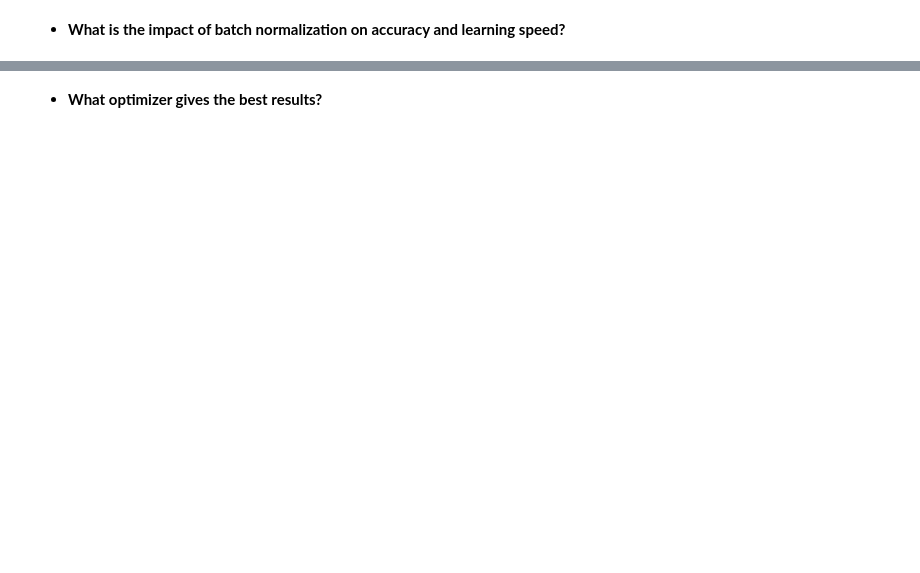
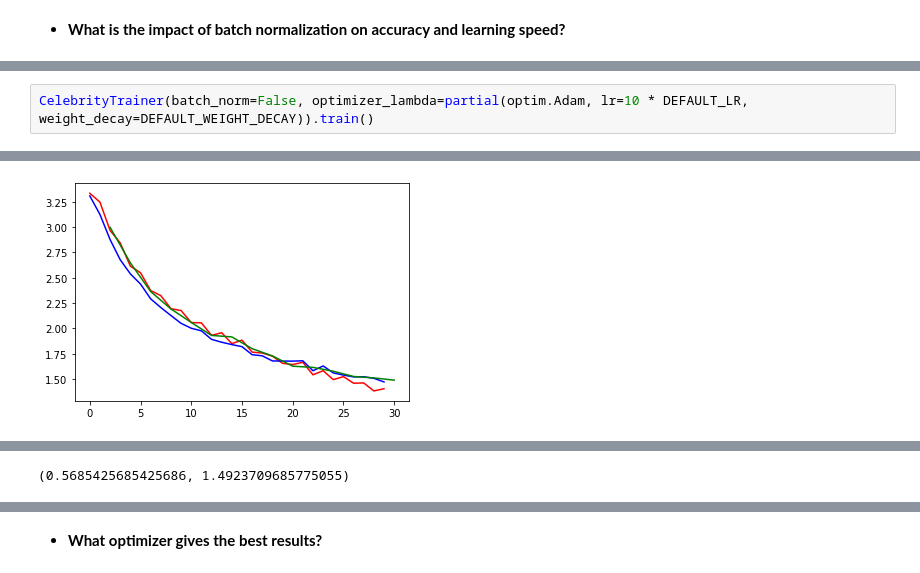
Before and after one commit to mnaruniec/GSN-Image-Classification, a Jupyter notebook: Assignment1.ipynb, the cells around one changed output, grey strips where cells are left out. Drawn from its saved outputs; the diff is of its cells as text; blank space fills up the shorter version.

```diff
--- a/Assignment1.ipynb
+++ b/Assignment1.ipynb
@@ -541,0 +586,3 @@ CelebrityTrainer(batch_norm=False).train()
+# %%
+CelebrityTrainer(batch_norm=False, optimizer_lambda=partial(optim.Adam, lr=10 * DEFAULT_LR, weight_decay=DEFAULT_WEIGHT_DECAY)).train()
+# %% [output]
@@ -541,0 +606 @@ CelebrityTrainer(batch_norm=False).train()
+[figure, added]
@@ -541,0 +609 @@ CelebrityTrainer(batch_norm=False).train()
+(0.5685425685425686, 1.4923709685775055)
```
Also changed, not shown: parts of 20 cells of this notebook.
